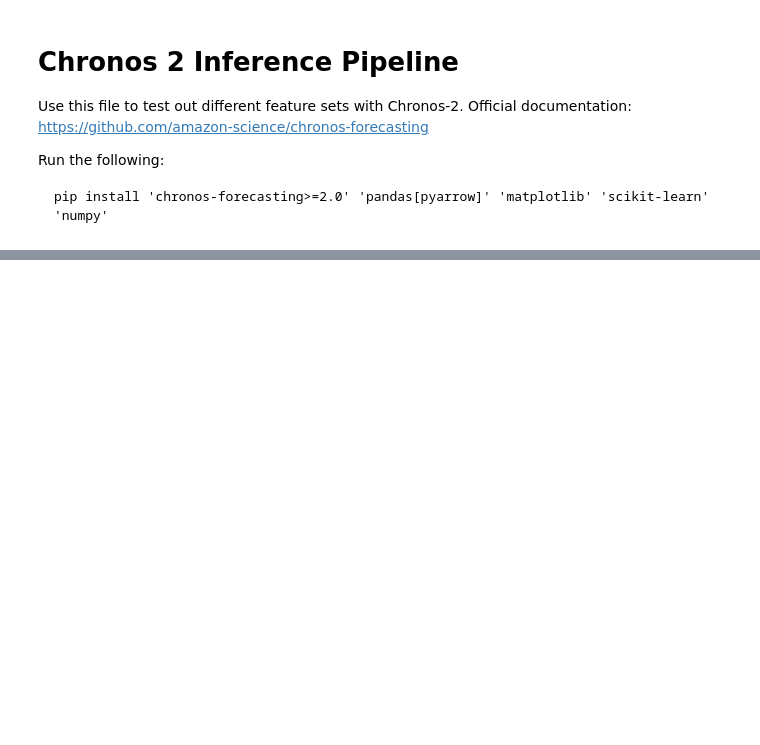
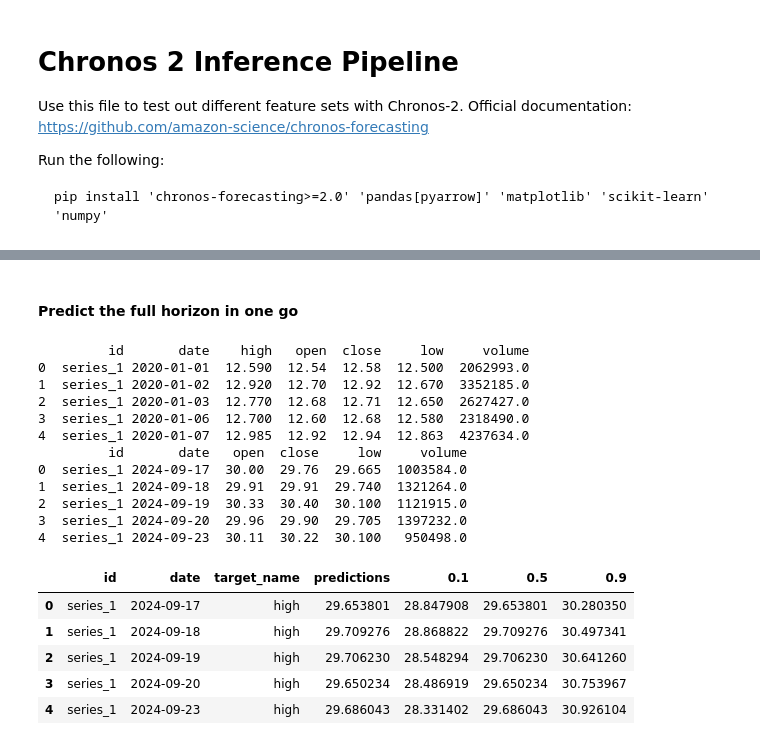
Before and after one commit to gilStettler/stonksai, a Jupyter notebook: inference_chronos2.ipynb, the cells around one changed output, grey strips where cells are left out. Drawn from its saved outputs; the diff is of its cells as text; code cells hidden in the pictures; blank space fills up the shorter version.

```diff
--- a/inference_chronos2.ipynb
+++ b/inference_chronos2.ipynb
@@ -155,6 +201,8 @@ pipeline = Chronos2Pipeline.from_pretrained(
     "amazon/chronos-2",
     device_map = device,
 )
+# %% [markdown]
+#### Predict the full horizon in one go
 # %%
 # ======================================
 # Build  Chronos and inference
@@ -175,34 +223,53 @@ The future_df includes:
 - typically represents the forecast horizon --> the part after the split
 """
 
 # prediction length
 pred_len = len(future_df)
 if pred_len <= 0:
     raise ValueError("future_df is empty, no prediction possible.")
 
 # Build columns sets for Chronos
 # Note: in context_cols you have everything needed. in future_cols you just leave out the target_col
 context_cols = [id_col, date_col, target_col] + feature_cols
 future_cols = [id_col, date_col] + feature_cols
 
 context_df_chronos = context_df[context_cols].reset_index(drop=True)
 future_df_chronos = future_df[future_cols].reset_index(drop=True)
 
 print(context_df_chronos.head())
 print(future_df_chronos.head())
 
 # Run Chronos inference
 pred_df = pipeline.predict_df(
     context_df_chronos,
-    future_df = future_df_chronos,
+    #future_df = future_df_chronos,
     prediction_length= pred_len,
     quantile_levels = [0.1, 0.5, 0.9],
     id_column = id_col,
     timestamp_column = date_col,
     target = target_col
 )
 
 pred_df.head()
+# %% [output]
+         id       date    high   open  close     low     volume
+0  series_1 2020-01-01  12.590  12.54  12.58  12.500  2062993.0
+1  series_1 2020-01-02  12.920  12.70  12.92  12.670  3352185.0
+2  series_1 2020-01-03  12.770  12.68  12.71  12.650  2627427.0
+3  series_1 2020-01-06  12.700  12.60  12.68  12.580  2318490.0
+4  series_1 2020-01-07  12.985  12.92  12.94  12.863  4237634.0
+         id       date   open  close     low     volume
+0  series_1 2024-09-17  30.00  29.76  29.665  1003584.0
+1  series_1 2024-09-18  29.91  29.91  29.740  1321264.0
+2  series_1 2024-09-19  30.33  30.40  30.100  1121915.0
+3  series_1 2024-09-20  29.96  29.90  29.705  1397232.0
+4  series_1 2024-09-23  30.11  30.22  30.100   950498.0
+|  | id | date | target_name | predictions | 0.1 | 0.5 | 0.9 |
+| 0 | series_1 | 2024-09-17 | high | 29.653801 | 28.847908 | 29.653801 | 30.280350 |
+| 1 | series_1 | 2024-09-18 | high | 29.709276 | 28.868822 | 29.709276 | 30.497341 |
+| 2 | series_1 | 2024-09-19 | high | 29.706230 | 28.548294 | 29.706230 | 30.641260 |
+| 3 | series_1 | 2024-09-20 | high | 29.650234 | 28.486919 | 29.650234 | 30.753967 |
+| 4 | series_1 | 2024-09-23 | high | 29.686043 | 28.331402 | 29.686043 | 30.926104 |
 # %%
 # ======================================
 # Merge predictions with the true values
```
Also changed, not shown: parts of 12 cells of this notebook.
